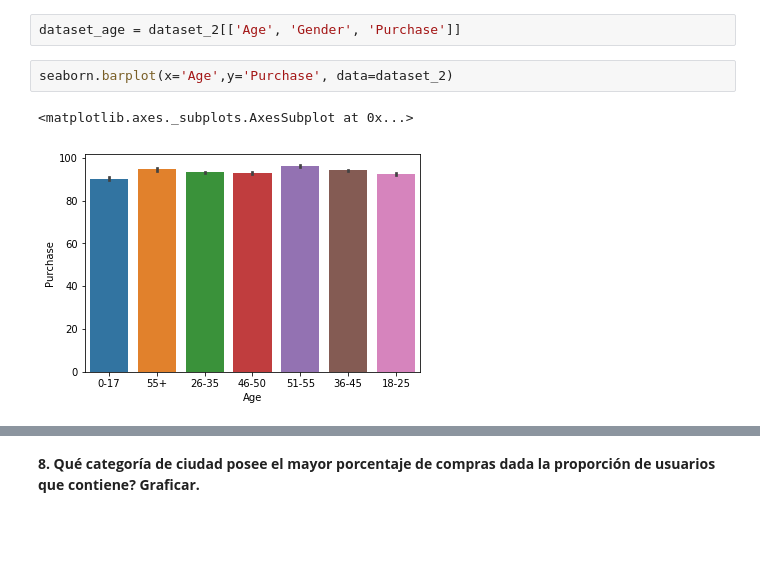
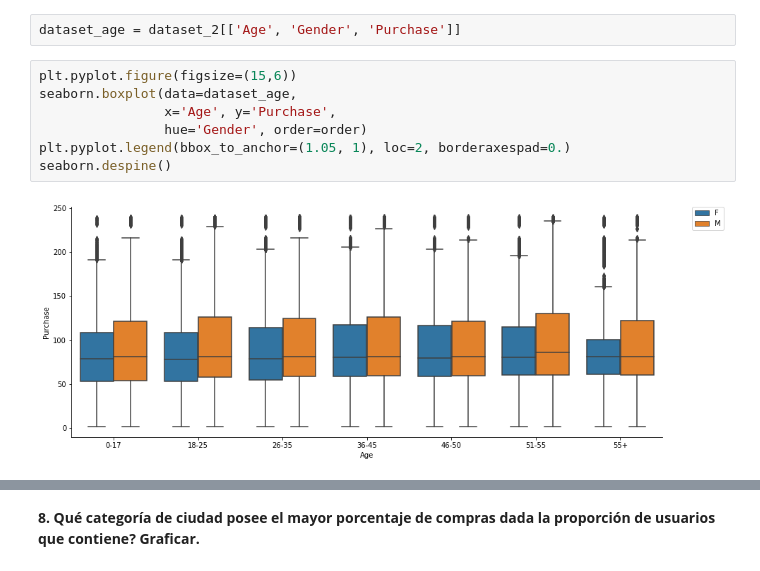
Before and after one commit to valenmongi/Mentoria-DiploDatos, a Jupyter notebook: 00_first_data_exploration.ipynb, the cells around one changed output, grey strips where cells are left out. Saved outputs shown, nothing was run; the diff lists cells and outputs as text; blank space fills up the shorter version.

```diff
--- a/00_first_data_exploration.ipynb
+++ b/00_first_data_exploration.ipynb
@@ -437,8 +466,12 @@ dataset_2 = pd.DataFrame(dataset[dataset_1])
 *Distribución de las ventas por edad*
 # %%
 dataset_age = dataset_2[['Age', 'Gender', 'Purchase']]
-# %%
-seaborn.barplot(x='Age',y='Purchase', data=dataset_2)
-# %% [output]
-<matplotlib.axes._subplots.AxesSubplot at 0x...>
-[figure, removed]
+# %%
+plt.pyplot.figure(figsize=(15,6))
+seaborn.boxplot(data=dataset_age,
+                x='Age', y='Purchase',
+                hue='Gender', order=order)
+plt.pyplot.legend(bbox_to_anchor=(1.05, 1), loc=2, borderaxespad=0.)
+seaborn.despine()
+# %% [output]
+[figure, added]
```
Also changed, not shown: parts of 37 cells of this notebook.
